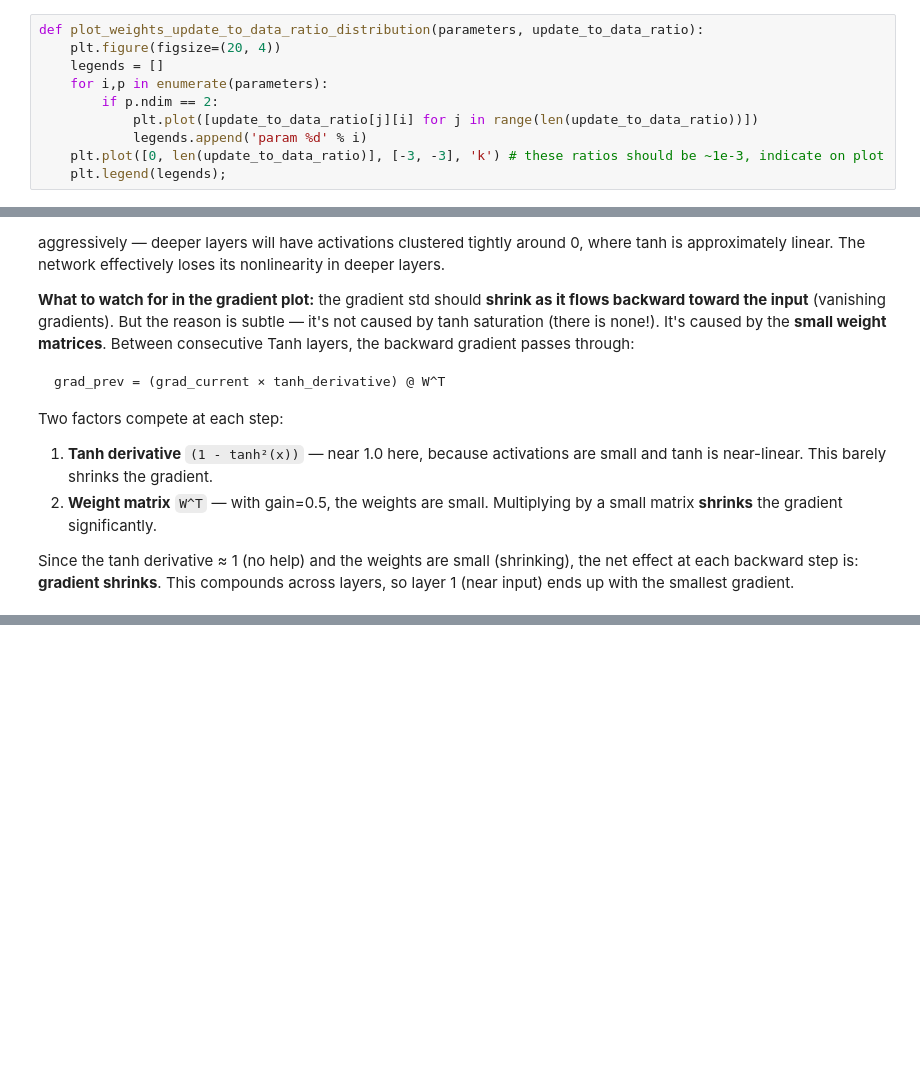
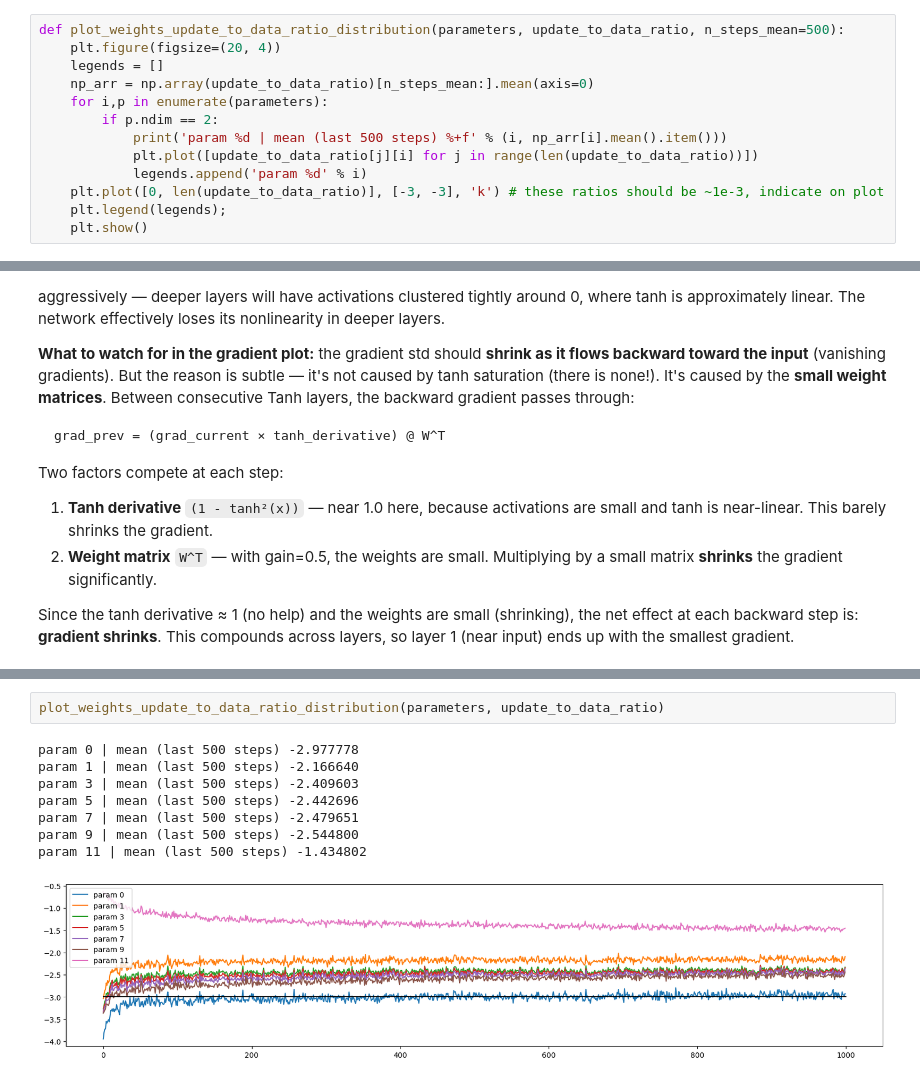
Before and after one commit to kshitijg92/karpathy-zero-to-hero-deep-work, a Jupyter notebook: lesson_4_makemore_batchnorm/makemore_training_diagnostics.ipynb, the cells around one changed output, grey strips where cells are left out. Drawn from its saved outputs; the diff is of its cells as text; blank space fills up the shorter version.

```diff
--- a/lesson_4_makemore_batchnorm/makemore_training_diagnostics.ipynb
+++ b/lesson_4_makemore_batchnorm/makemore_training_diagnostics.ipynb
@@ -575,15 +586,18 @@ The black horizontal line at -3 (on the log10 scale) marks the **1e-3 sweet spot
 
 Unlike the loss curve, this diagnostic tells you _which layers_ are learning too fast or too slowly, letting you diagnose initialization and learning rate problems layer by layer.
 # %%
-def plot_weights_update_to_data_ratio_distribution(parameters, update_to_data_ratio):
+def plot_weights_update_to_data_ratio_distribution(parameters, update_to_data_ratio, n_steps_mean=500):
     plt.figure(figsize=(20, 4))
     legends = []
+    np_arr = np.array(update_to_data_ratio)[n_steps_mean:].mean(axis=0)
     for i,p in enumerate(parameters):
         if p.ndim == 2:
+            print('param %d | mean (last 500 steps) %+f' % (i, np_arr[i].mean().item()))
             plt.plot([update_to_data_ratio[j][i] for j in range(len(update_to_data_ratio))])
             legends.append('param %d' % i)
     plt.plot([0, len(update_to_data_ratio)], [-3, -3], 'k') # these ratios should be ~1e-3, indicate on plot
     plt.legend(legends);
+    plt.show()
 # %% [markdown]
 ### Aside: Why plots for both activation gradient and weight gradient?
 
@@ -812,0 +925,11 @@ The key insight: **the gain controls which factor dominates**. Low gain → smal
+# %%
+plot_weights_update_to_data_ratio_distribution(parameters, update_to_data_ratio)
+# %% [output]
+param 0 | mean (last 500 steps) -2.977778
+param 1 | mean (last 500 steps) -2.166640
+param 3 | mean (last 500 steps) -2.409603
+param 5 | mean (last 500 steps) -2.442696
+param 7 | mean (last 500 steps) -2.479651
+param 9 | mean (last 500 steps) -2.544800
+param 11 | mean (last 500 steps) -1.434802
+[figure, added]
```
Also changed, not shown: parts of 28 cells of this notebook.
